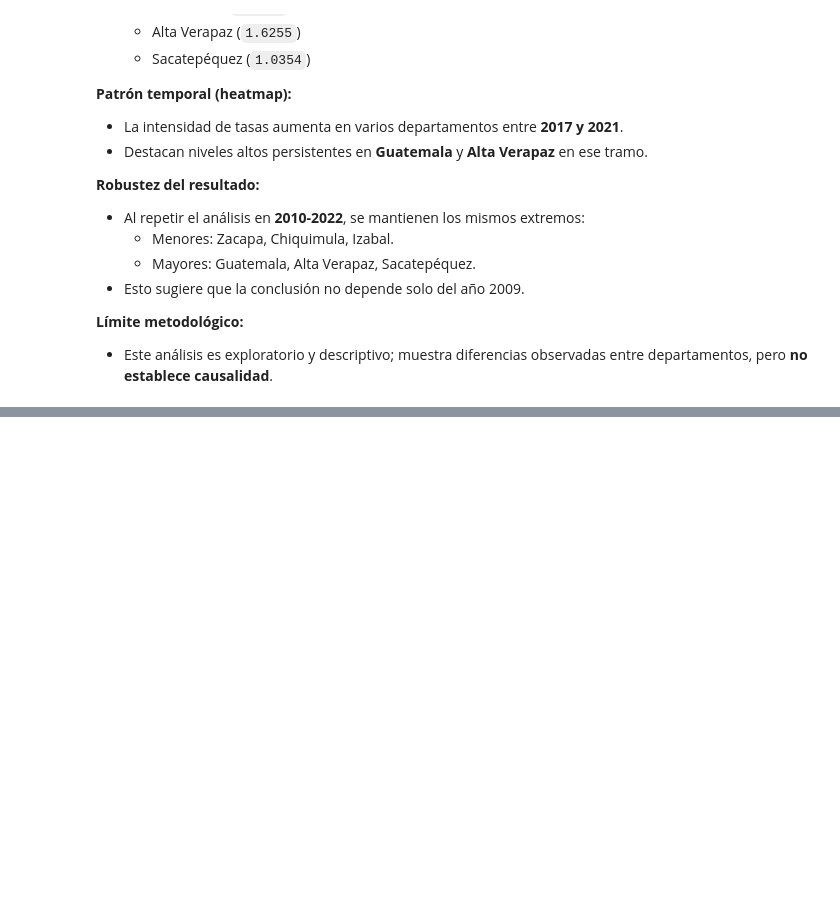
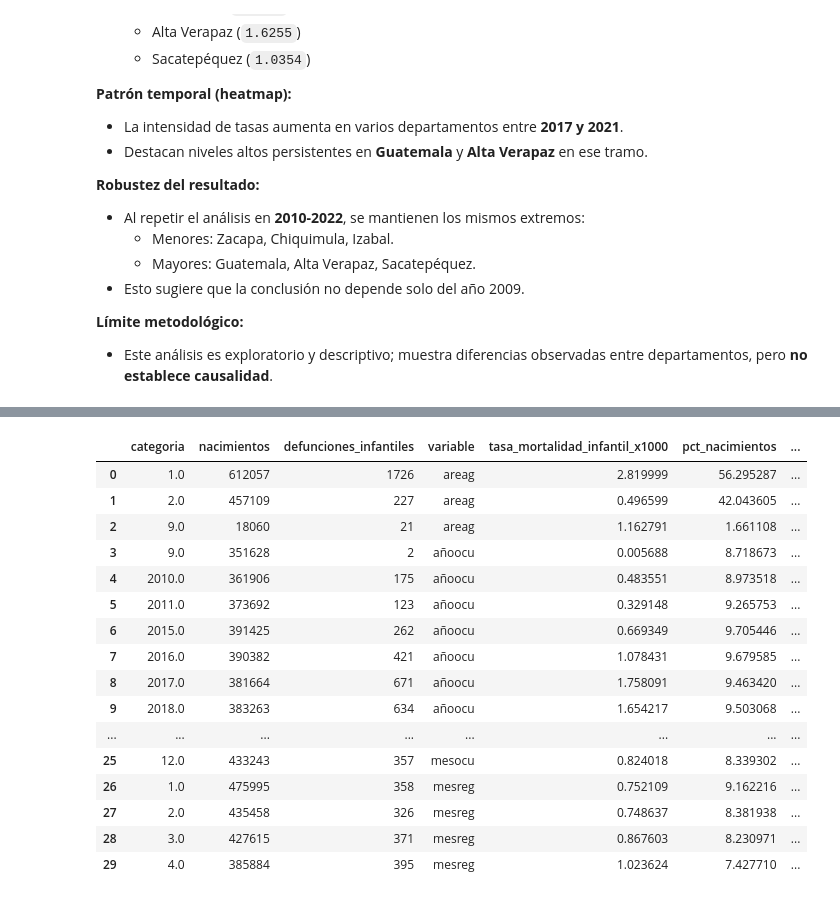
Before and after one commit to dlop6/Data-Mining, a Jupyter notebook: Lab 1/notebooks/03_hipotesis.ipynb, the cells around one changed output, grey strips where cells are left out. Drawn from its saved outputs; the diff is of its cells as text; code cells hidden in the pictures; blank space fills up the shorter version.

```diff
--- a/Lab 1/notebooks/03_hipotesis.ipynb
+++ b/Lab 1/notebooks/03_hipotesis.ipynb
@@ -466,0 +717,74 @@ plt.show()
+# %%
+# Q4: Tasas por variables demográficas compartidas
+infantil_df = defunciones_clean.copy()
+infantil_df["edadif"] = pd.to_numeric(infantil_df["edadif"], errors="coerce")
+infantil_df = infantil_df.dropna(subset=["edadif"])
+infantil_df = infantil_df[infantil_df["edadif"] < 1]
+
+excluir_cols = {
+    "año",
+    "depreg",
+    "mupreg",
+    "edadif",
+    "folio",
+    "folioe",
+    "pagina",
+    "id",
+    "id_registro",
+    "domreg",
+}
+
+candidatas = sorted(
+    (set(nacimientos_clean.columns) & set(defunciones_clean.columns)) - excluir_cols
+)
+
+resumenes_demograficos: list[pd.DataFrame] = []
+plots_generados = 0
+MAX_PLOTS = 6
+
+for col in candidatas:
+    nunique = nacimientos_clean[col].nunique(dropna=True)
+    if nunique < 2 or nunique > 15:
+        continue
+
+    nac_group = nacimientos_clean.groupby(col).size().rename("nacimientos")
+    def_group = infantil_df.groupby(col).size().rename("defunciones_infantiles")
+    merged = pd.concat([nac_group, def_group], axis=1).fillna(0).reset_index().rename(columns={col: "categoria"})
+    total_nac = merged["nacimientos"].sum()
+    total_def = merged["defunciones_infantiles"].sum()
+    merged["categoria"] = merged["categoria"].astype(str).replace({"": "Sin dato"})
+    merged["variable"] = col
+    merged["tasa_mortalidad_infantil_x1000"] = np.where(
+        merged["nacimientos"] > 0,
+        (merged["defunciones_infantiles"] / merged["nacimientos"]) * 1000,
+        np.nan
+    )
+    merged["pct_nacimientos"] = np.where(total_nac > 0, (merged["nacimientos"] / total_nac) * 100, 0)
+    merged["pct_defunciones"] = np.where(total_def > 0, (merged["defunciones_infantiles"] / total_def) * 100, 0)
+    resumenes_demograficos.append(merged)
+
+    if plots_generados < MAX_PLOTS:
+        top_plot = merged.sort_values("nacimientos", ascending=False).head(8)
+        plt.figure(figsize=(10, 5))
+        sns.barplot(
+            data=top_plot,
+            x="tasa_mortalidad_infantil_x1000",
+            y="categoria",
+            palette="viridis"
+        )
+        plt.title(f"Q4: Tasa por 1,000 según {col}")
+        plt.xlabel("Tasa por 1,000 nacimientos")
+        plt.ylabel("Categoría")
+        plt.tight_layout()
+        fig_path = OUTPUT_FIGURES / f"q4_{col}_tasas.png"
+        plt.savefig(fig_path, dpi=250)
+        plt.close()
+        plots_generados += 1
+
+if resumenes_demograficos:
+    q4_resultados = pd.concat(resumenes_demograficos, ignore_index=True)
+    q4_resultados.to_csv(OUTPUT_TABLES / "q4_tasas_demograficas.csv", index=False)
+    display(q4_resultados.head(30))
+else:
+    print("No se encontraron columnas categóricas compartidas con cardinalidad manejable.")
+# %% [output]
@@ -466,0 +810,17 @@ plt.show()
+|  | categoria | nacimientos | defunciones_infantiles | variable | tasa_mortalidad_infantil_x1000 | pct_nacimientos | ... |
+| 0 | 1.0 | 612057 | 1726 | areag | 2.819999 | 56.295287 | ... |
+| 1 | 2.0 | 457109 | 227 | areag | 0.496599 | 42.043605 | ... |
+| 2 | 9.0 | 18060 | 21 | areag | 1.162791 | 1.661108 | ... |
+| 3 | 9.0 | 351628 | 2 | añoocu | 0.005688 | 8.718673 | ... |
+| 4 | 2010.0 | 361906 | 175 | añoocu | 0.483551 | 8.973518 | ... |
+| 5 | 2011.0 | 373692 | 123 | añoocu | 0.329148 | 9.265753 | ... |
+| 6 | 2015.0 | 391425 | 262 | añoocu | 0.669349 | 9.705446 | ... |
+| 7 | 2016.0 | 390382 | 421 | añoocu | 1.078431 | 9.679585 | ... |
+| 8 | 2017.0 | 381664 | 671 | añoocu | 1.758091 | 9.463420 | ... |
+| 9 | 2018.0 | 383263 | 634 | añoocu | 1.654217 | 9.503068 | ... |
+| ... | ... | ... | ... | ... | ... | ... | ... |
+| 25 | 12.0 | 433243 | 357 | mesocu | 0.824018 | 8.339302 | ... |
+| 26 | 1.0 | 475995 | 358 | mesreg | 0.752109 | 9.162216 | ... |
+| 27 | 2.0 | 435458 | 326 | mesreg | 0.748637 | 8.381938 | ... |
+| 28 | 3.0 | 427615 | 371 | mesreg | 0.867603 | 8.230971 | ... |
+| 29 | 4.0 | 385884 | 395 | mesreg | 1.023624 | 7.427710 | ... |
```
Also changed, not shown: parts of 13 cells of this notebook, 5 other files.
